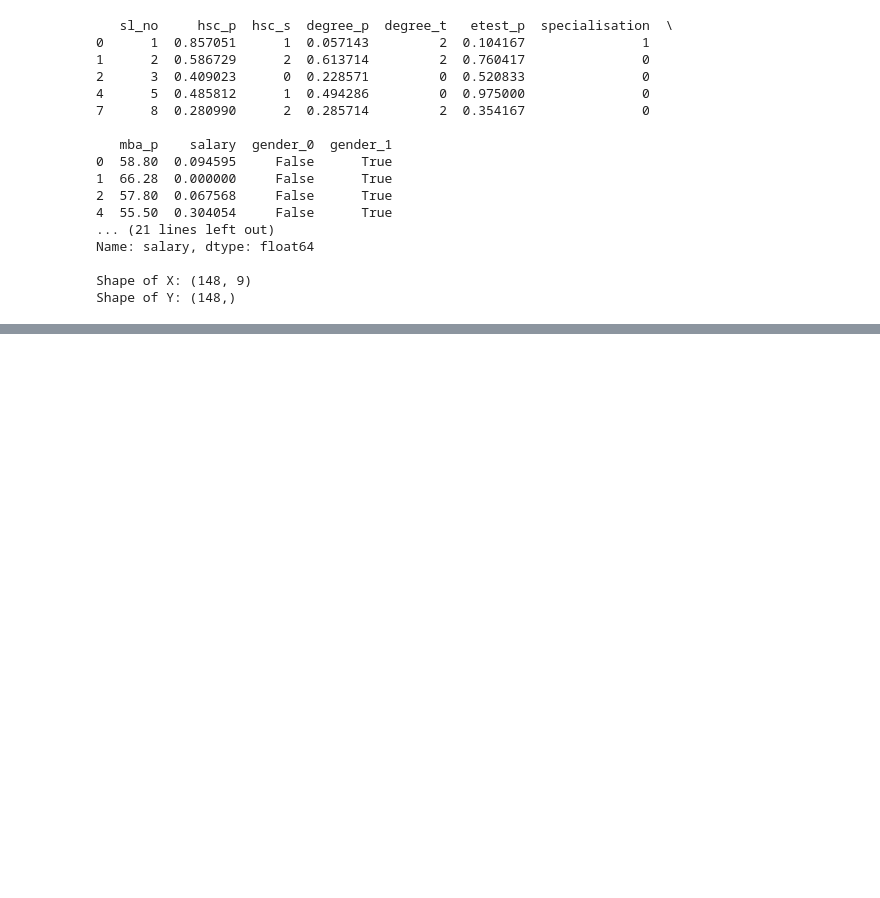
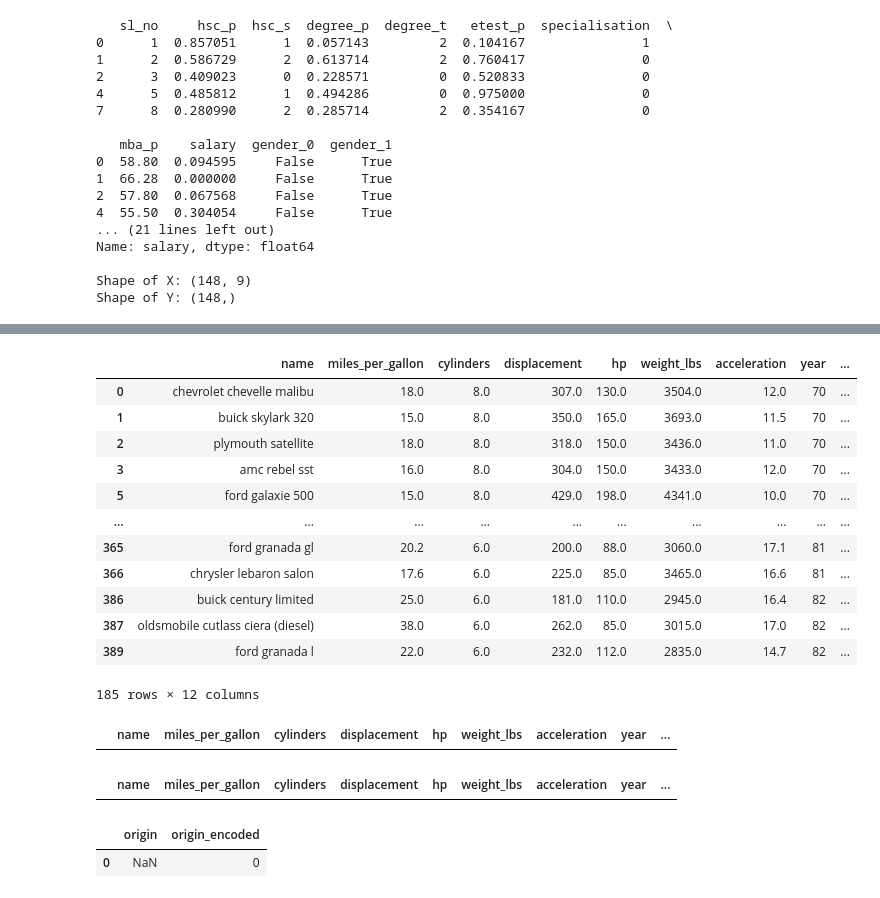
Before and after one commit to RamXcoding/DS, a Jupyter notebook: Lab02/Ex2.ipynb, the cells around one changed output, grey strips where cells are left out. Saved outputs shown, nothing was run; the diff lists cells and outputs as text; code cells hidden in the pictures; blank space fills up the shorter version.

```diff
--- a/Lab02/Ex2.ipynb
+++ b/Lab02/Ex2.ipynb
@@ -458,0 +780,30 @@ Display vehicles:
+# %%
+six_or_more_cylinders = df[df["cylinders"] >= 6]
+
+display(six_or_more_cylinders)
+# %% [output]
+|  | name | miles_per_gallon | cylinders | displacement | hp | weight_lbs | acceleration | year | ... |
+| 0 | chevrolet chevelle malibu | 18.0 | 8.0 | 307.0 | 130.0 | 3504.0 | 12.0 | 70 | ... |
+| 1 | buick skylark 320 | 15.0 | 8.0 | 350.0 | 165.0 | 3693.0 | 11.5 | 70 | ... |
+| 2 | plymouth satellite | 18.0 | 8.0 | 318.0 | 150.0 | 3436.0 | 11.0 | 70 | ... |
+| 3 | amc rebel sst | 16.0 | 8.0 | 304.0 | 150.0 | 3433.0 | 12.0 | 70 | ... |
+| 5 | ford galaxie 500 | 15.0 | 8.0 | 429.0 | 198.0 | 4341.0 | 10.0 | 70 | ... |
+| ... | ... | ... | ... | ... | ... | ... | ... | ... | ... |
+| 365 | ford granada gl | 20.2 | 6.0 | 200.0 | 88.0 | 3060.0 | 17.1 | 81 | ... |
+| 366 | chrysler lebaron salon | 17.6 | 6.0 | 225.0 | 85.0 | 3465.0 | 16.6 | 81 | ... |
+| 386 | buick century limited | 25.0 | 6.0 | 181.0 | 110.0 | 2945.0 | 16.4 | 82 | ... |
+| 387 | oldsmobile cutlass ciera (diesel) | 38.0 | 6.0 | 262.0 | 85.0 | 3015.0 | 17.0 | 82 | ... |
+| 389 | ford granada l | 22.0 | 6.0 | 232.0 | 112.0 | 2835.0 | 14.7 | 82 | ... |
+185 rows × 12 columns
+# %%
+after_1980 = df[df["year"] > 1980]
+
+display(after_1980)
+# %% [output]
+|  | name | miles_per_gallon | cylinders | displacement | hp | weight_lbs | acceleration | year | ... |
+# %%
+usa_vehicles = df[df["origin"] == "usa"]
+
+display(usa_vehicles)
+# %% [output]
+|  | name | miles_per_gallon | cylinders | displacement | hp | weight_lbs | acceleration | year | ... |
@@ -458,0 +816,5 @@ Display vehicles:
+# %%
+display(df[["origin", "origin_encoded"]].drop_duplicates())
+# %% [output]
+|  | origin | origin_encoded |
+| 0 | NaN | 0 |
```
Also changed, not shown: parts of 68 cells of this notebook, 2 other files.
